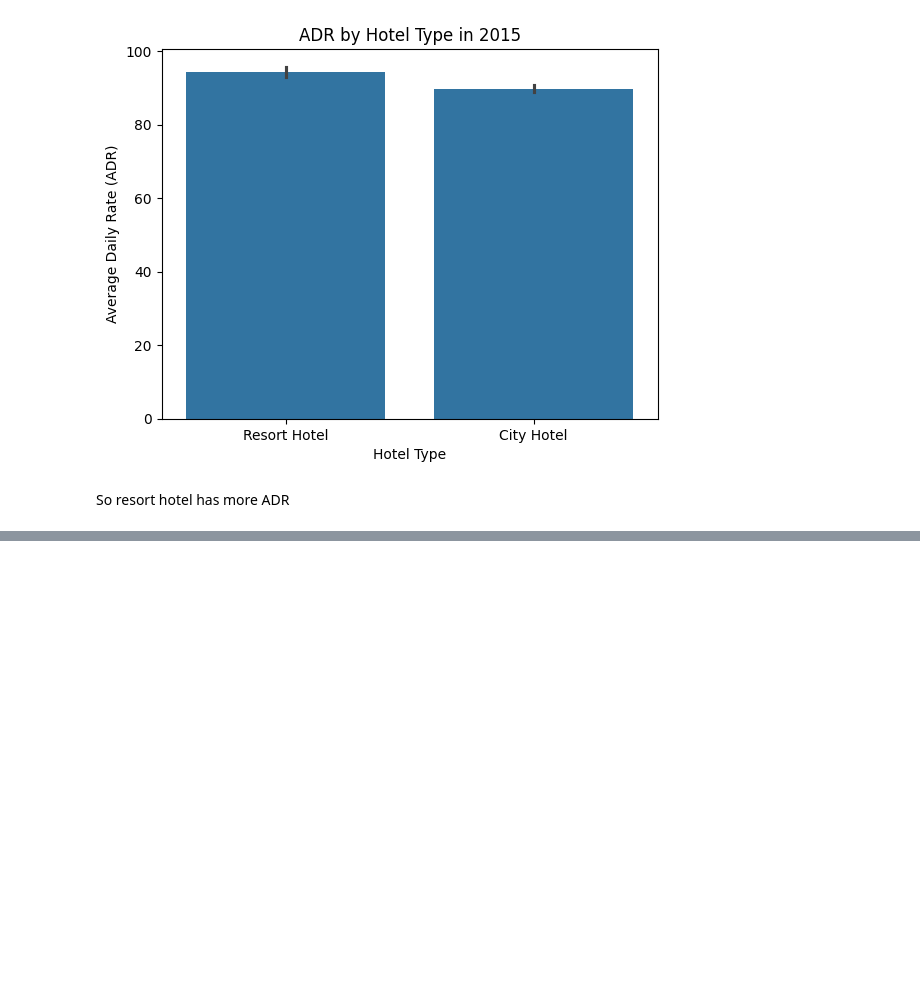
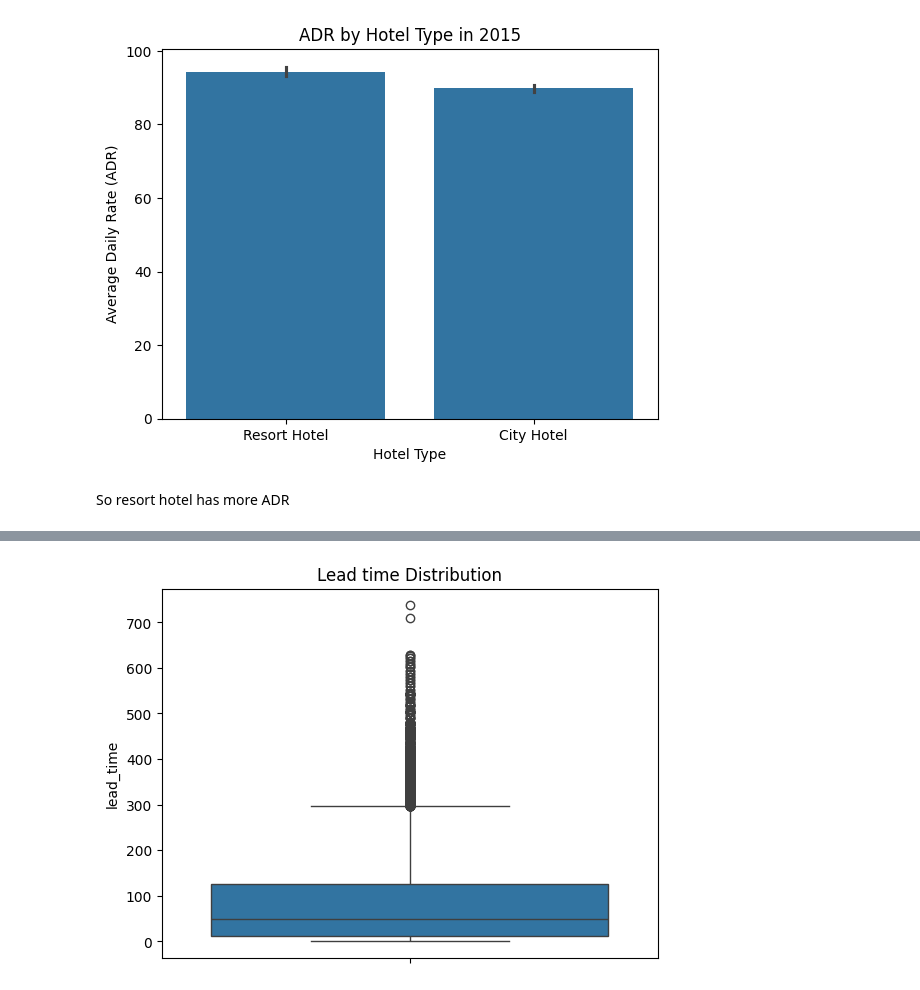
Before and after one commit to mayurimamdi/HotelBookingSystem, a Jupyter notebook: notebooks/01_eda.ipynb, the cells around one changed output, grey strips where cells are left out. Drawn from its saved outputs; the diff is of its cells as text; code cells hidden in the pictures; blank space fills up the shorter version.

```diff
--- a/notebooks/01_eda.ipynb
+++ b/notebooks/01_eda.ipynb
@@ -469,0 +497,6 @@ So resort hotel has more ADR
+# %%
+sns.boxplot(df['lead_time'])
+plt.title("Lead time Distribution")
+plt.show()
+# %% [output]
+[figure, added]
```
Also changed, not shown: parts of 21 cells of this notebook, 3 other files.
